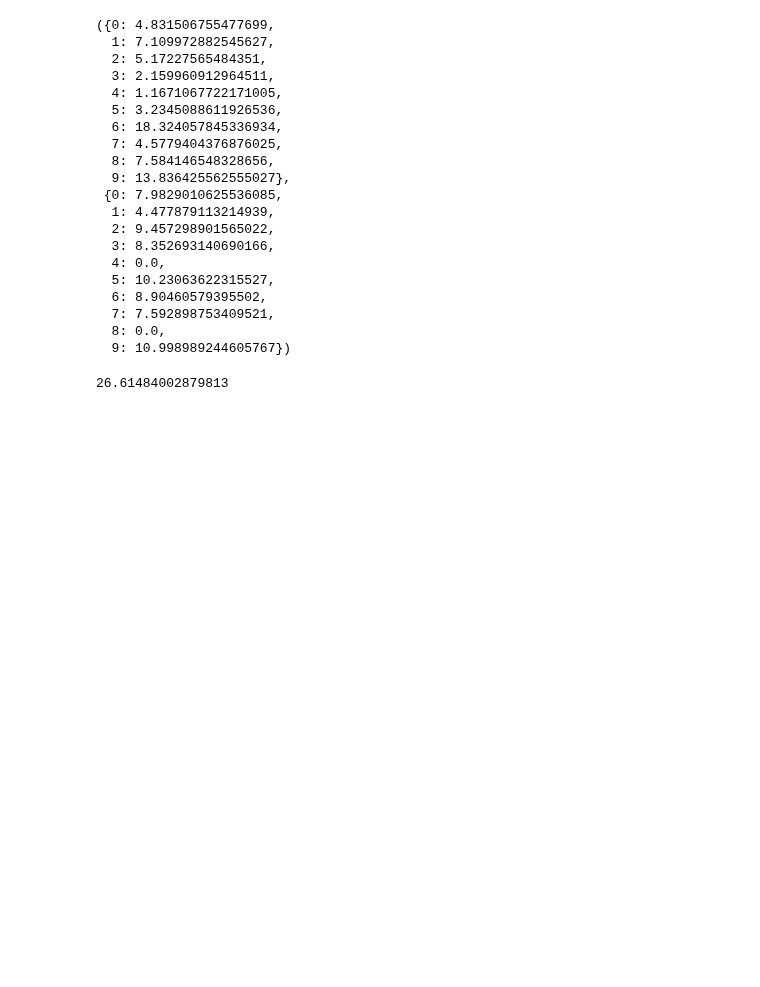
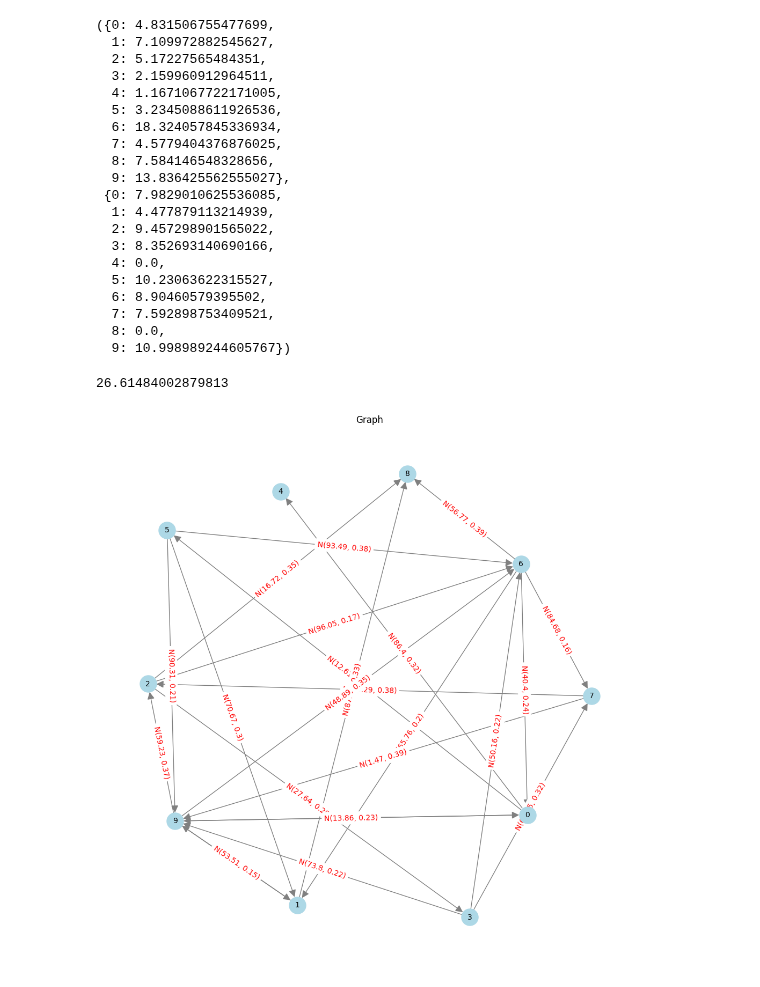
Before and after one commit to Mark55X/LearningFromNetworksProject, a Jupyter notebook: code/notebooks/project.ipynb, the cells around one changed output. Drawn from its saved outputs; the diff is of its cells as text; code cells hidden in the pictures; blank space fills up the shorter version.

```diff
--- a/code/notebooks/project.ipynb
+++ b/code/notebooks/project.ipynb
@@ -16,12 +16,19 @@ class RandomWeight:
     def __init__(self, mean, standard_deviation):
         self.mean = mean
         self.standard_deviation = standard_deviation
+        self.variance = standard_deviation**2
 
     def __str__(self):
-        return f"N({round(self.mean, 2)}, {round(self.standard_deviation**2, 2)})"
+        return f"N({round(self.mean, 2)}, {round(self.variance, 2)})"
 
     def sample(self):
         return np.random.normal(loc = self.mean, scale = self.standard_deviation)
+
+    def cdf(self, x):
+        return norm.cdf(x, loc = self.mean, scale = self.standard_deviation)
+
+    def pdf(self, x):
+        return norm.pdf(x, loc = self.mean, scale = self.standard_deviation)
 # %% [markdown]
 ### DRWG
 This class will represent our model
@@ -358,3 +365,8 @@ for v in g1.graph.nodes():
 get_expectation_gumbel(in_degrees)
 # %% [output]
 26.61484002879813
+# %%
+g1 = DRWG()
+g1.plot()
+# %% [output]
+[figure, added]
```
Also changed, not shown: parts of 13 cells of this notebook, 1 other file.
